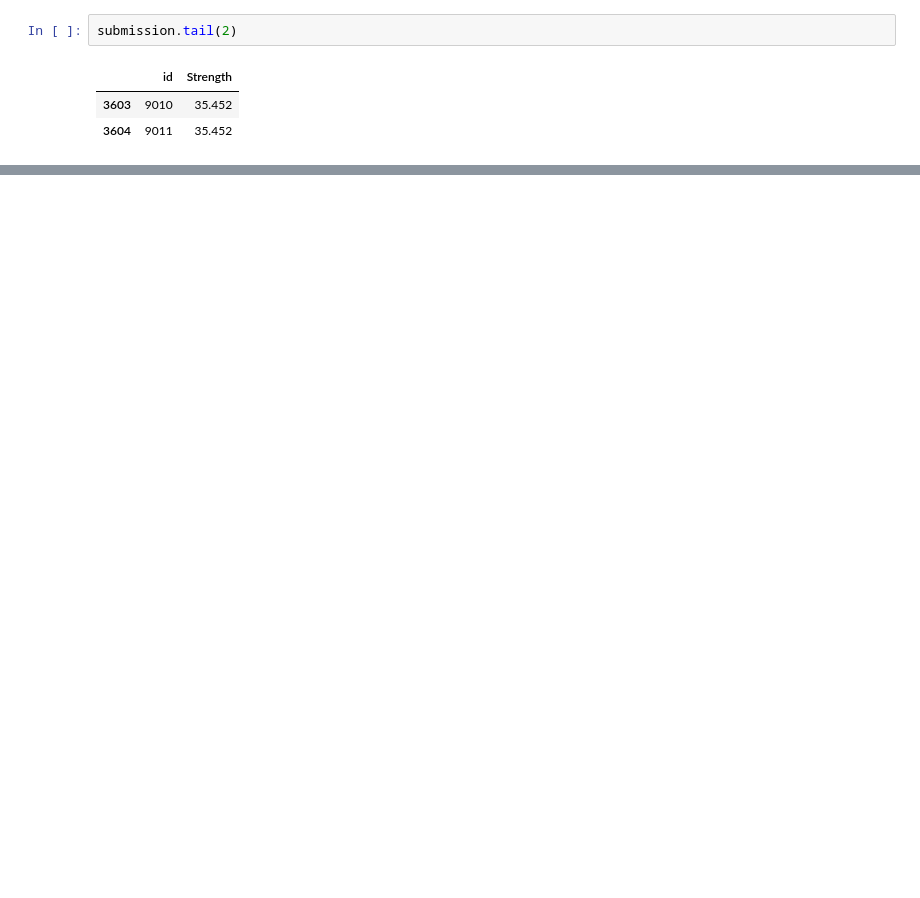
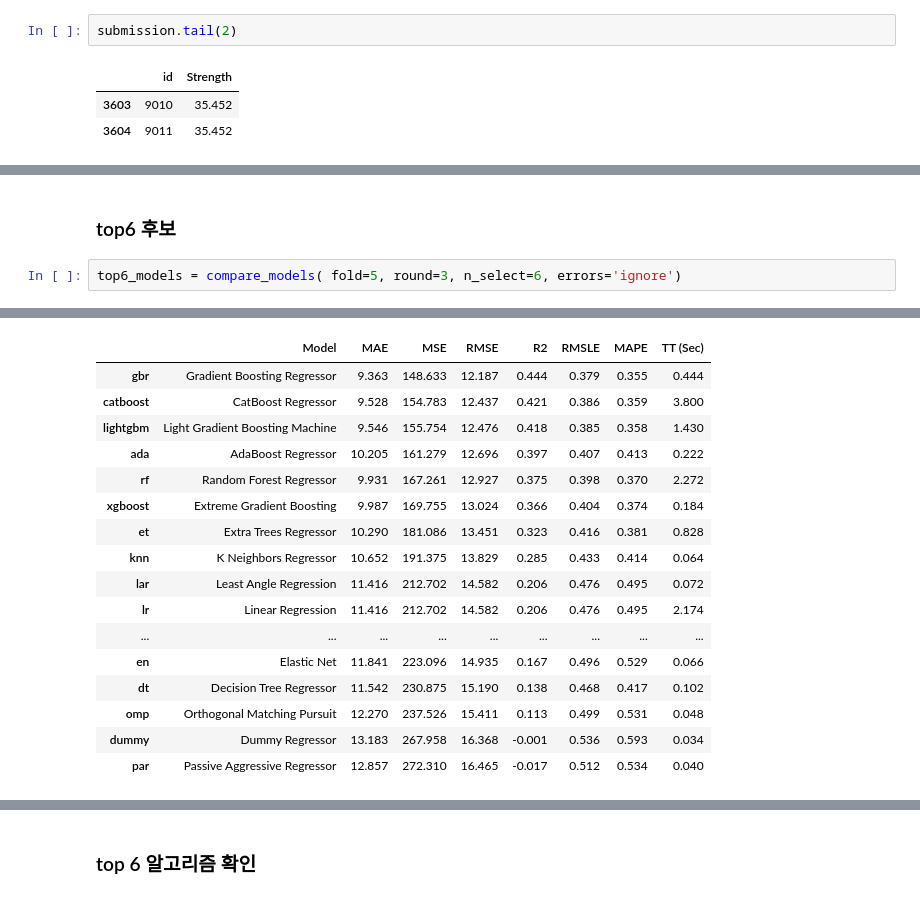
Before and after one commit to JJLee1215/Sesac_ConcreteStrength, a Jupyter notebook: 선형회귀_실습3.ipynb, the cells around one changed output, grey strips where cells are left out. Saved outputs shown, nothing was run; the diff lists cells and outputs as text; blank space fills up the shorter version.

```diff
--- a/선형회귀_실습3.ipynb
+++ b/선형회귀_실습3.ipynb
@@ -319,0 +421,5 @@ submission.to_csv( 'submission_v1.csv', index=False )
+# %% [markdown]
+### top6 후보
+# %%
+top6_models = compare_models( fold=5, round=3, n_select=6, errors='ignore')
+# %% [output]
@@ -319,0 +427,17 @@ submission.to_csv( 'submission_v1.csv', index=False )
+|  | Model | MAE | MSE | RMSE | R2 | RMSLE | MAPE | TT (Sec) |
+| gbr | Gradient Boosting Regressor | 9.363 | 148.633 | 12.187 | 0.444 | 0.379 | 0.355 | 0.444 |
+| catboost | CatBoost Regressor | 9.528 | 154.783 | 12.437 | 0.421 | 0.386 | 0.359 | 3.800 |
+| lightgbm | Light Gradient Boosting Machine | 9.546 | 155.754 | 12.476 | 0.418 | 0.385 | 0.358 | 1.430 |
+| ada | AdaBoost Regressor | 10.205 | 161.279 | 12.696 | 0.397 | 0.407 | 0.413 | 0.222 |
+| rf | Random Forest Regressor | 9.931 | 167.261 | 12.927 | 0.375 | 0.398 | 0.370 | 2.272 |
+| xgboost | Extreme Gradient Boosting | 9.987 | 169.755 | 13.024 | 0.366 | 0.404 | 0.374 | 0.184 |
+| et | Extra Trees Regressor | 10.290 | 181.086 | 13.451 | 0.323 | 0.416 | 0.381 | 0.828 |
+| knn | K Neighbors Regressor | 10.652 | 191.375 | 13.829 | 0.285 | 0.433 | 0.414 | 0.064 |
+| lar | Least Angle Regression | 11.416 | 212.702 | 14.582 | 0.206 | 0.476 | 0.495 | 0.072 |
+| lr | Linear Regression | 11.416 | 212.702 | 14.582 | 0.206 | 0.476 | 0.495 | 2.174 |
+| ... | ... | ... | ... | ... | ... | ... | ... | ... |
+| en | Elastic Net | 11.841 | 223.096 | 14.935 | 0.167 | 0.496 | 0.529 | 0.066 |
+| dt | Decision Tree Regressor | 11.542 | 230.875 | 15.190 | 0.138 | 0.468 | 0.417 | 0.102 |
+| omp | Orthogonal Matching Pursuit | 12.270 | 237.526 | 15.411 | 0.113 | 0.499 | 0.531 | 0.048 |
+| dummy | Dummy Regressor | 13.183 | 267.958 | 16.368 | -0.001 | 0.536 | 0.593 | 0.034 |
+| par | Passive Aggressive Regressor | 12.857 | 272.310 | 16.465 | -0.017 | 0.512 | 0.534 | 0.040 |
@@ -319,0 +445,2 @@ submission.to_csv( 'submission_v1.csv', index=False )
+# %% [markdown]
+### top 6 알고리즘 확인
```
Also changed, not shown: parts of 31 cells of this notebook.
